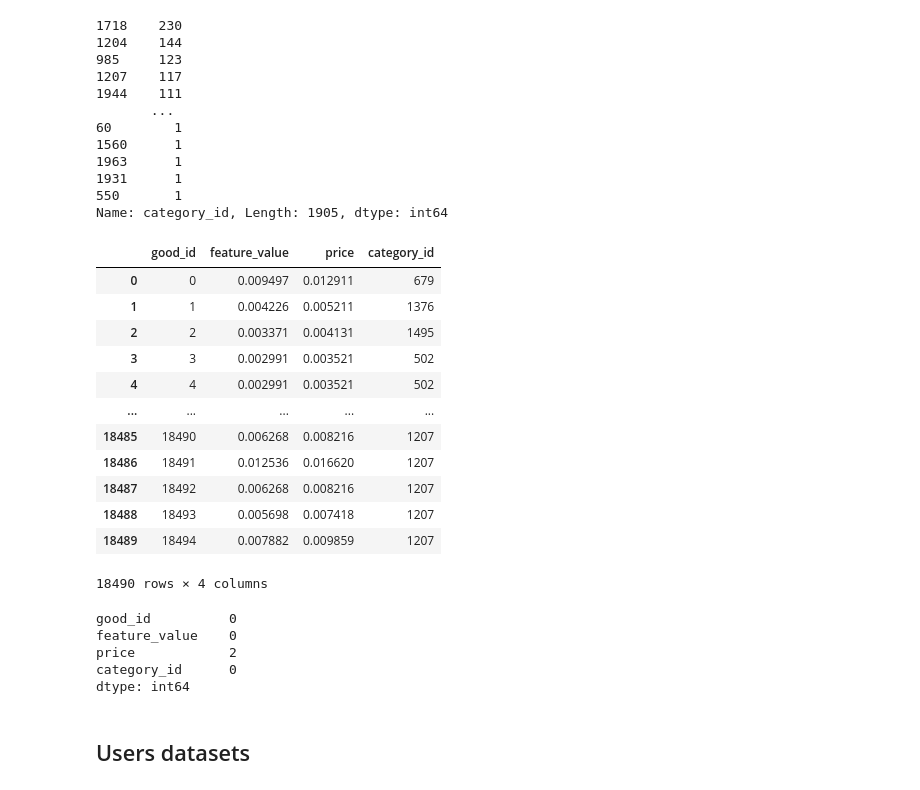
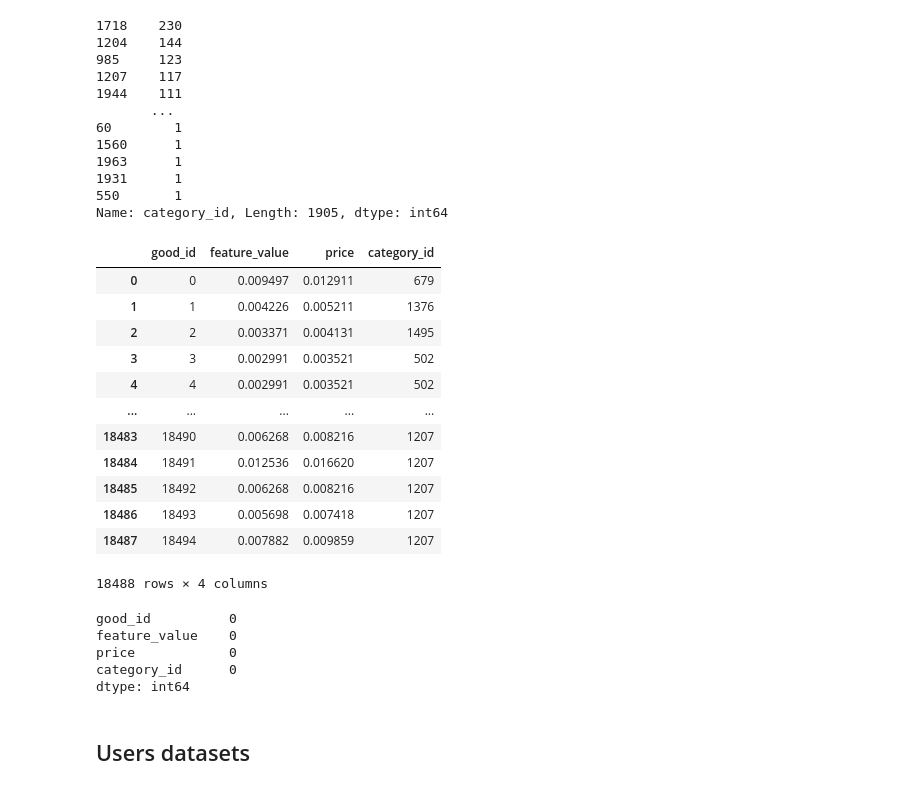
Before and after one commit to VitalyPetrov/goods-recommendations, a Jupyter notebook: goods-recsys.ipynb, the cells around one changed output. Saved outputs shown, nothing was run; the diff lists cells and outputs as text; code cells hidden in the pictures.

```diff
--- a/goods-recsys.ipynb
+++ b/goods-recsys.ipynb
@@ -181,31 +204,31 @@ Name: category_id, Length: 1905, dtype: int64
 # %%
 goods_attributes = (
     goods_assets
-    .merge(goods_prices, on='good_id', how='left')
-    .merge(goods_subclasses, on='good_id', how='left')
+    .merge(goods_prices, on='good_id', how='inner')
+    .merge(goods_subclasses, on='good_id', how='inner')
 )
 
 goods_attributes
 # %% [output]
 |  | good_id | feature_value | price | category_id |
 | 0 | 0 | 0.009497 | 0.012911 | 679 |
 | 1 | 1 | 0.004226 | 0.005211 | 1376 |
 | 2 | 2 | 0.003371 | 0.004131 | 1495 |
 | 3 | 3 | 0.002991 | 0.003521 | 502 |
 | 4 | 4 | 0.002991 | 0.003521 | 502 |
 | ... | ... | ... | ... | ... |
-| 18485 | 18490 | 0.006268 | 0.008216 | 1207 |
-| 18486 | 18491 | 0.012536 | 0.016620 | 1207 |
-| 18487 | 18492 | 0.006268 | 0.008216 | 1207 |
-| 18488 | 18493 | 0.005698 | 0.007418 | 1207 |
-| 18489 | 18494 | 0.007882 | 0.009859 | 1207 |
+| 18483 | 18490 | 0.006268 | 0.008216 | 1207 |
+| 18484 | 18491 | 0.012536 | 0.016620 | 1207 |
+| 18485 | 18492 | 0.006268 | 0.008216 | 1207 |
+| 18486 | 18493 | 0.005698 | 0.007418 | 1207 |
+| 18487 | 18494 | 0.007882 | 0.009859 | 1207 |
-18490 rows × 4 columns
+18488 rows × 4 columns
 # %%
 goods_attributes.isnull().sum(axis=0)
 # %% [output]
 good_id          0
 feature_value    0
-price            2
+price            0
 category_id      0
 dtype: int64
 # %% [markdown]
```
Also changed, not shown: parts of 13 cells of this notebook.
